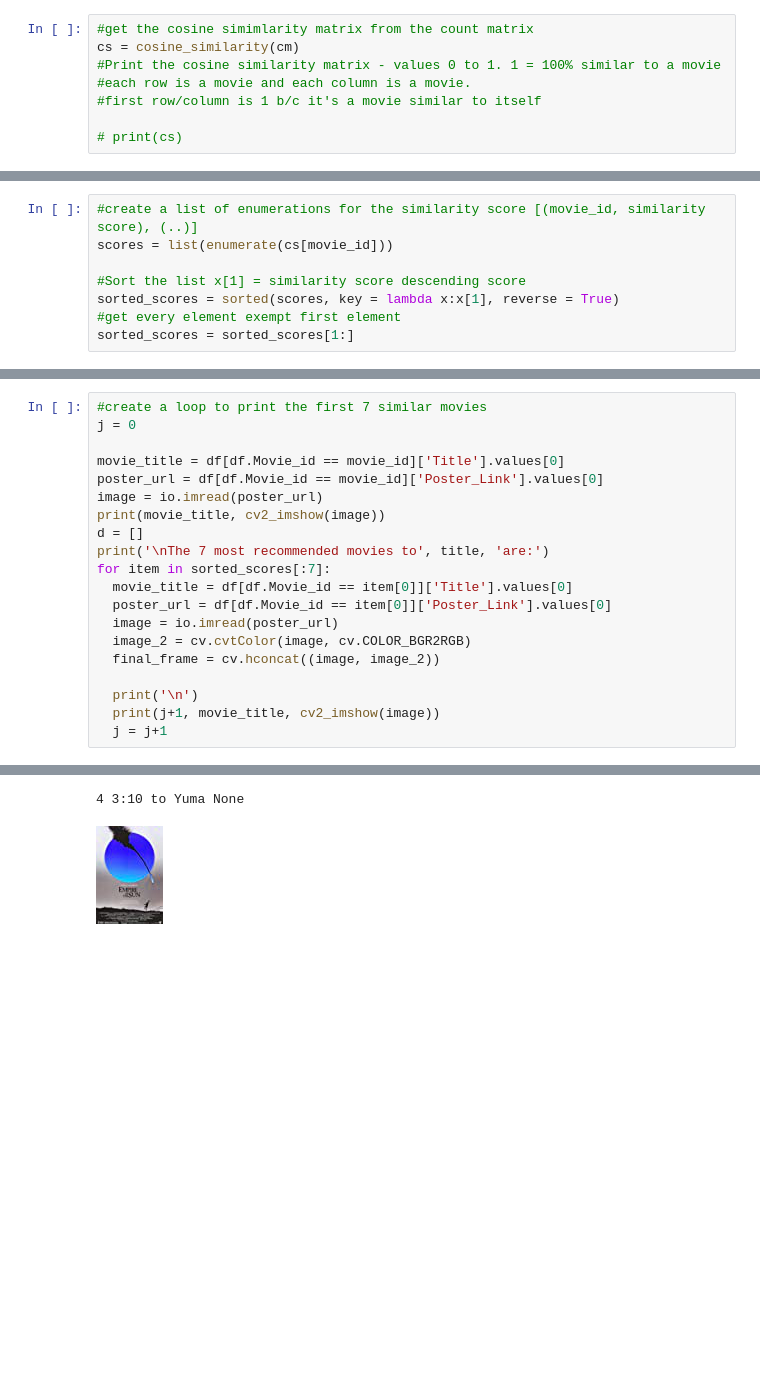
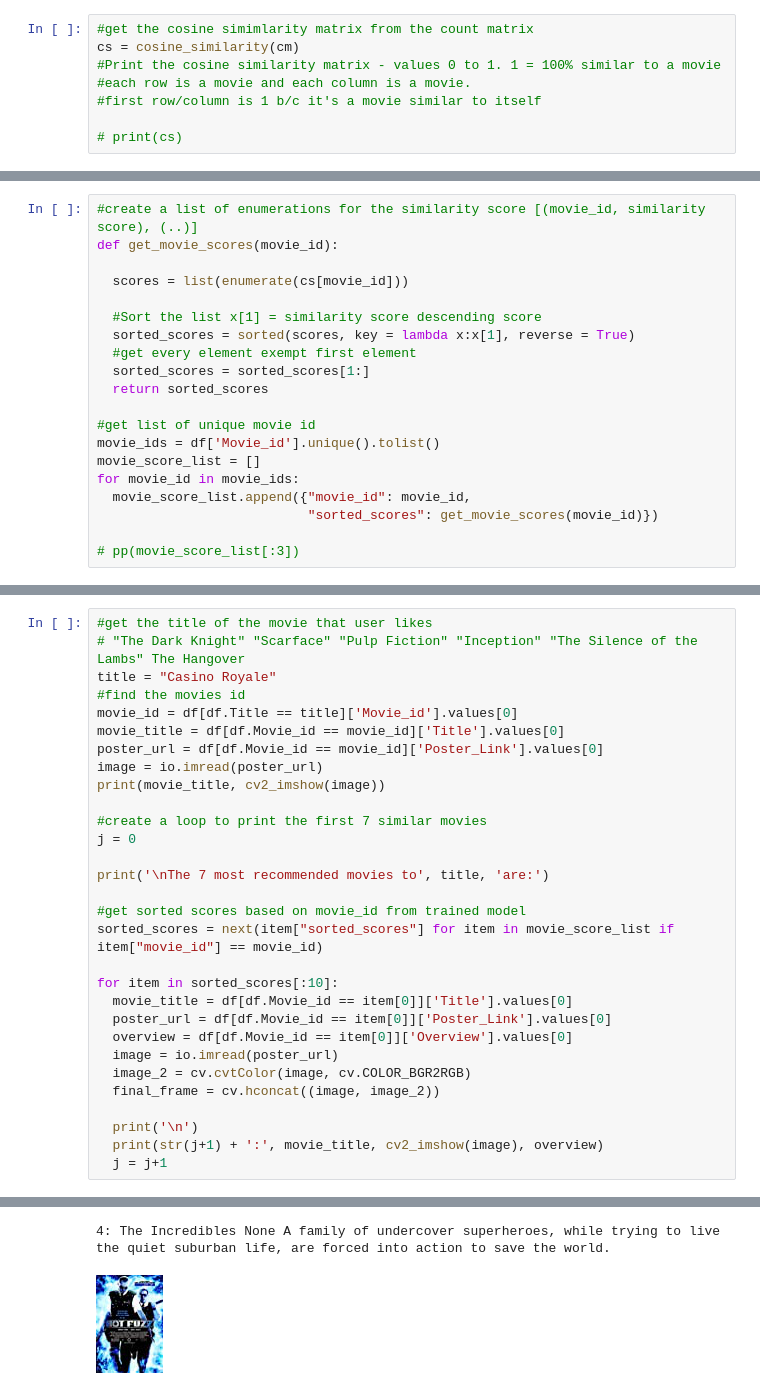
Before and after one commit to quangly/MovieRecommendation, a Jupyter notebook: MovieRecommendation.ipynb, the cells around one changed output, grey strips where cells are left out. Saved outputs shown, nothing was run; the diff lists cells and outputs as text; blank space fills up the shorter version.

Commit message:
Train similarity scores for all movies in dataset

```diff
--- a/MovieRecommendation.ipynb
+++ b/MovieRecommendation.ipynb
@@ -109,8 +112,20 @@ movie_id = df[df.Title == title]['Movie_id'].values[0]
 # %%
 #create a list of enumerations for the similarity score [(movie_id, similarity score), (..)]
-scores = list(enumerate(cs[movie_id]))
+def get_movie_scores(movie_id):
 
-#Sort the list x[1] = similarity score descending score
-sorted_scores = sorted(scores, key = lambda x:x[1], reverse = True)
-#get every element exempt first element
-sorted_scores = sorted_scores[1:]
+  scores = list(enumerate(cs[movie_id]))
+
+  #Sort the list x[1] = similarity score descending score
+  sorted_scores = sorted(scores, key = lambda x:x[1], reverse = True)
+  #get every element exempt first element
+  sorted_scores = sorted_scores[1:]
+  return sorted_scores
+
+#get list of unique movie id
+movie_ids = df['Movie_id'].unique().tolist()
+movie_score_list = []
+for movie_id in movie_ids:
+  movie_score_list.append({"movie_id": movie_id,
+                           "sorted_scores": get_movie_scores(movie_id)})
+
+# pp(movie_score_list[:3])
@@ -121,21 +137,31 @@ print(sorted_scores)
 # %%
-#create a loop to print the first 7 similar movies
-j = 0
-
+#get the title of the movie that user likes
+# "The Dark Knight" "Scarface" "Pulp Fiction" "Inception" "The Silence of the Lambs" The Hangover
+title = "Casino Royale"
+#find the movies id
+movie_id = df[df.Title == title]['Movie_id'].values[0]
 movie_title = df[df.Movie_id == movie_id]['Title'].values[0]
 poster_url = df[df.Movie_id == movie_id]['Poster_Link'].values[0]
 image = io.imread(poster_url)
 print(movie_title, cv2_imshow(image))
-d = []
+
+#create a loop to print the first 7 similar movies
+j = 0
+
 print('\nThe 7 most recommended movies to', title, 'are:')
-for item in sorted_scores[:7]:
+
+#get sorted scores based on movie_id from trained model
+sorted_scores = next(item["sorted_scores"] for item in movie_score_list if item["movie_id"] == movie_id)
+
+for item in sorted_scores[:10]:
   movie_title = df[df.Movie_id == item[0]]['Title'].values[0]
   poster_url = df[df.Movie_id == item[0]]['Poster_Link'].values[0]
+  overview = df[df.Movie_id == item[0]]['Overview'].values[0]
   image = io.imread(poster_url)
   image_2 = cv.cvtColor(image, cv.COLOR_BGR2RGB)
   final_frame = cv.hconcat((image, image_2))
 
   print('\n')
-  print(j+1, movie_title, cv2_imshow(image))
+  print(str(j+1) + ':', movie_title, cv2_imshow(image), overview)
   j = j+1
 # %% [output]
@@ -153,2 +179,2 @@ The 7 most recommended movies to The Dark Knight are:
-4 3:10 to Yuma None
+4: The Incredibles None A family of undercover superheroes, while trying to live the quiet suburban life, are forced into action to save the world.
-[figure, old version]
+[figure, new version]
```
Also changed, not shown: parts of 7 cells of this notebook.
